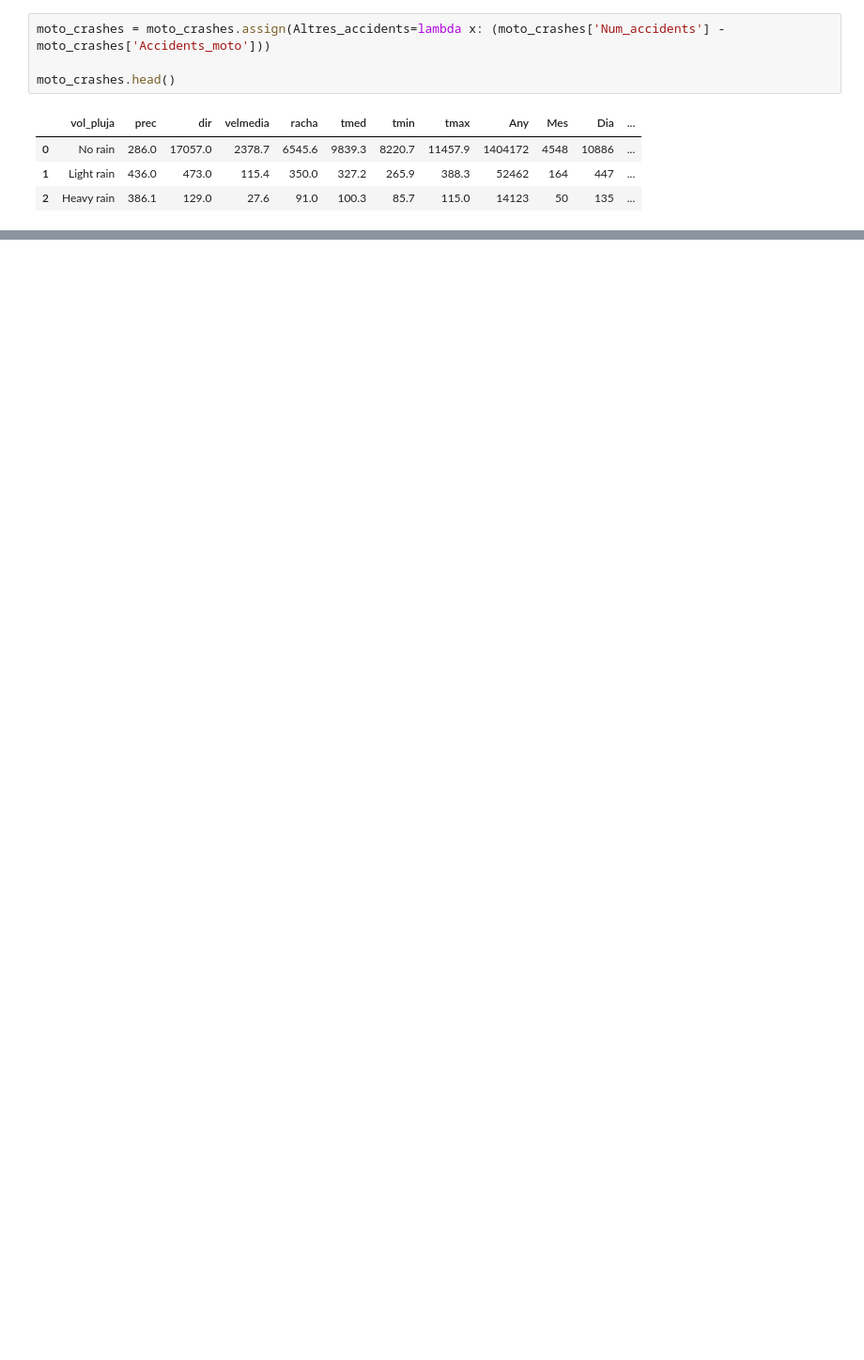
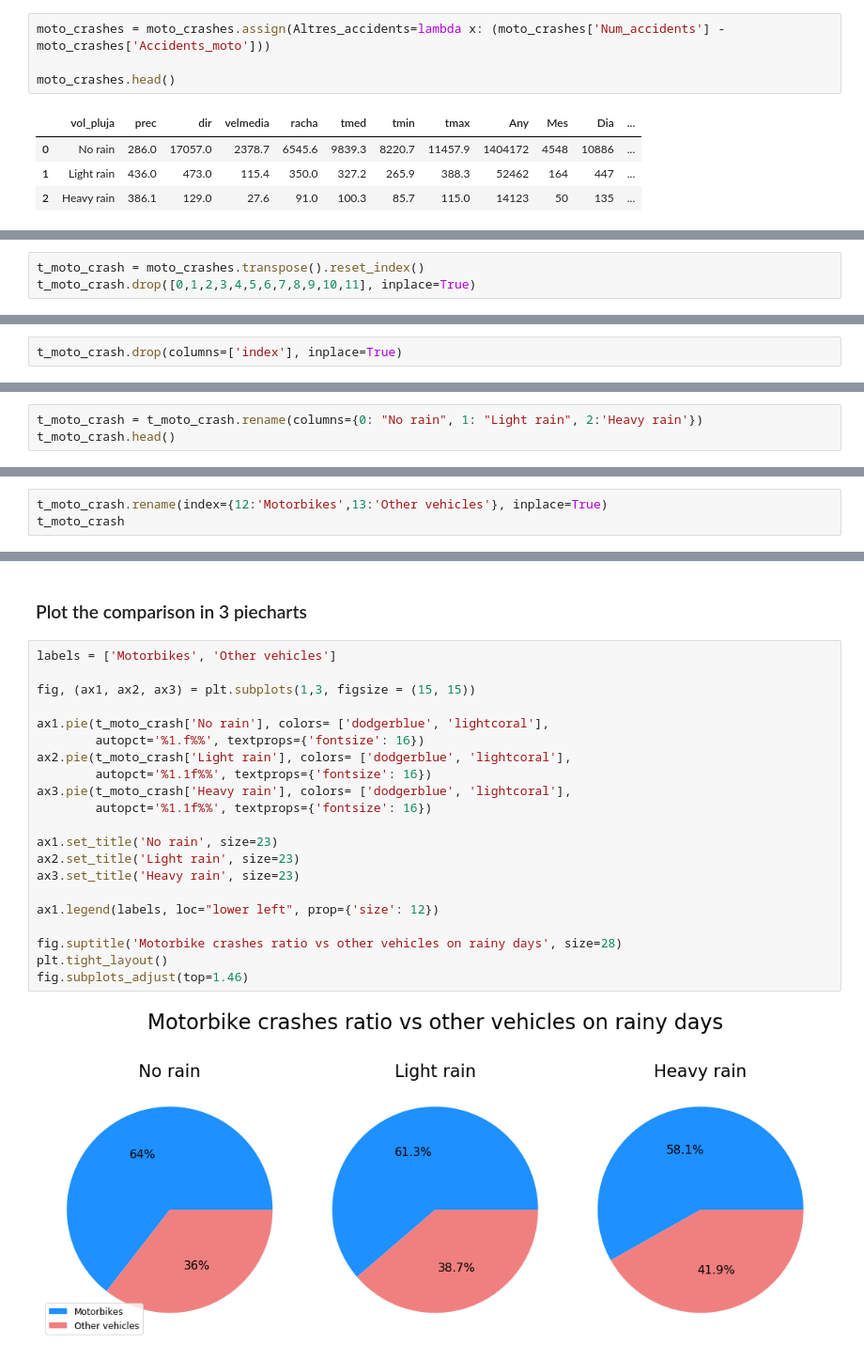
Before and after one commit to ta-data-bcn/Project-Week-5-Your-Own-Project, a Jupyter notebook: PLOTINGS/Crashes_per_day.ipynb, the cells around one changed output, grey strips where cells are left out. Shown at 94% size. Cells and saved outputs as stored; diff of their text form; blank space fills up the shorter version.

```diff
--- a/PLOTINGS/Crashes_per_day.ipynb
+++ b/PLOTINGS/Crashes_per_day.ipynb
@@ -355,0 +337,3 @@ moto_crashes.head()
+# %%
+t_moto_crash = moto_crashes.transpose().reset_index()
+t_moto_crash.drop([0,1,2,3,4,5,6,7,8,9,10,11], inplace=True)
@@ -355,0 +342,2 @@ moto_crashes.head()
+# %%
+t_moto_crash.drop(columns=['index'], inplace=True)
@@ -355,0 +346,3 @@ moto_crashes.head()
+# %%
+t_moto_crash = t_moto_crash.rename(columns={0: "No rain", 1: "Light rain", 2:'Heavy rain'})
+t_moto_crash.head()
@@ -355,0 +353,3 @@ moto_crashes.head()
+# %%
+t_moto_crash.rename(index={12:'Motorbikes',13:'Other vehicles'}, inplace=True)
+t_moto_crash
@@ -355,0 +360,25 @@ moto_crashes.head()
+# %% [markdown]
+### Plot the comparison in 3 piecharts
+# %%
+labels = ['Motorbikes', 'Other vehicles']
+
+fig, (ax1, ax2, ax3) = plt.subplots(1,3, figsize = (15, 15))
+
+ax1.pie(t_moto_crash['No rain'], colors= ['dodgerblue', 'lightcoral'],
+        autopct='%1.f%%', textprops={'fontsize': 16})
+ax2.pie(t_moto_crash['Light rain'], colors= ['dodgerblue', 'lightcoral'],
+        autopct='%1.1f%%', textprops={'fontsize': 16})
+ax3.pie(t_moto_crash['Heavy rain'], colors= ['dodgerblue', 'lightcoral'],
+        autopct='%1.1f%%', textprops={'fontsize': 16})
+
+ax1.set_title('No rain', size=23)
+ax2.set_title('Light rain', size=23)
+ax3.set_title('Heavy rain', size=23)
+
+ax1.legend(labels, loc="lower left", prop={'size': 12})
+
+fig.suptitle('Motorbike crashes ratio vs other vehicles on rainy days', size=28)
+plt.tight_layout()
+fig.subplots_adjust(top=1.46)
+# %% [output]
+[figure, added]
```
Also changed, not shown: parts of 16 cells of this notebook, 26 other files.
